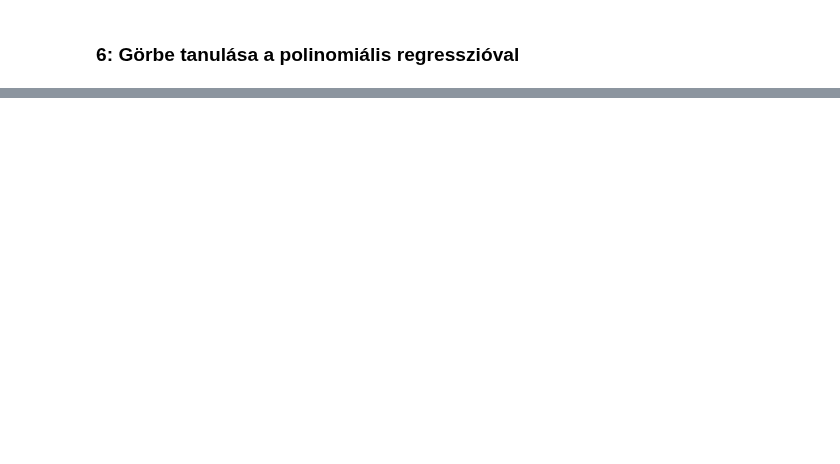
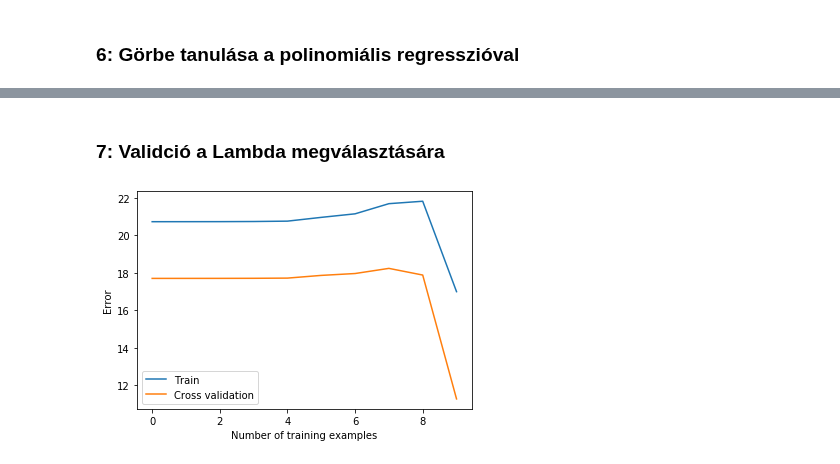
Before and after one commit to Fortuz/MIKRO_lab, a Jupyter notebook: AdaptiveRoboLabor/Jupyter/L08_Regularization/L08 - Regularization.ipynb, the cells around one changed output, grey strips where cells are left out. Saved outputs shown, nothing was run; the diff lists cells and outputs as text; code cells hidden in the pictures; blank space fills up the shorter version.

```diff
--- a/AdaptiveRoboLabor/Jupyter/L08_Regularization/L08 - Regularization.ipynb
+++ b/AdaptiveRoboLabor/Jupyter/L08_Regularization/L08 - Regularization.ipynb
@@ -216,0 +260,29 @@ ww = np.loadtxt("w_final.txt")
+# %% [markdown]
+### 7: Validció a Lambda megválasztására
+# %%
+def validationCurve(X,y,X_val,y_val):
+    lambda_vec=np.array([[0],[0.001],[0.003],[0.01],[0.03],[0.1],[0.3],[1],[3],[10]])
+    train_e =np.zeros((lambda_vec.shape[0],1))
+    val_e=np.zeros((lambda_vec.shape[0],1))
+
+    for i in range(lambda_vec.shape[0]):
+        Lambda = lambda_vec[i]
+        w_lambda = trainLinearReg(X,y,Lambda)
+        train_e[i] = linearRegCostFunction(w_lambda,X,y,0)
+        val_e[i] = linearRegCostFunction(w_lambda,X_val,y_val,0)
+
+
+
+    return lambda_vec, train_e, val_e
+
+L_v,train_error,val_error = validationCurve(X_p_b,Y,X_val_p_b,Y_val)
+
+e_train,e_val = learningCurve(X_p_b,Y,X_val_p_b,Y_val,Lambda)
+plt.plot(train_error, label = "Train")
+plt.plot(val_error, label = "Cross validation")
+plt.xlabel("Number of training examples")
+plt.ylabel("Error")
+plt.legend()
+plt.show()
+# %% [output]
+[figure, added]
```
Also changed, not shown: parts of 8 cells of this notebook.
